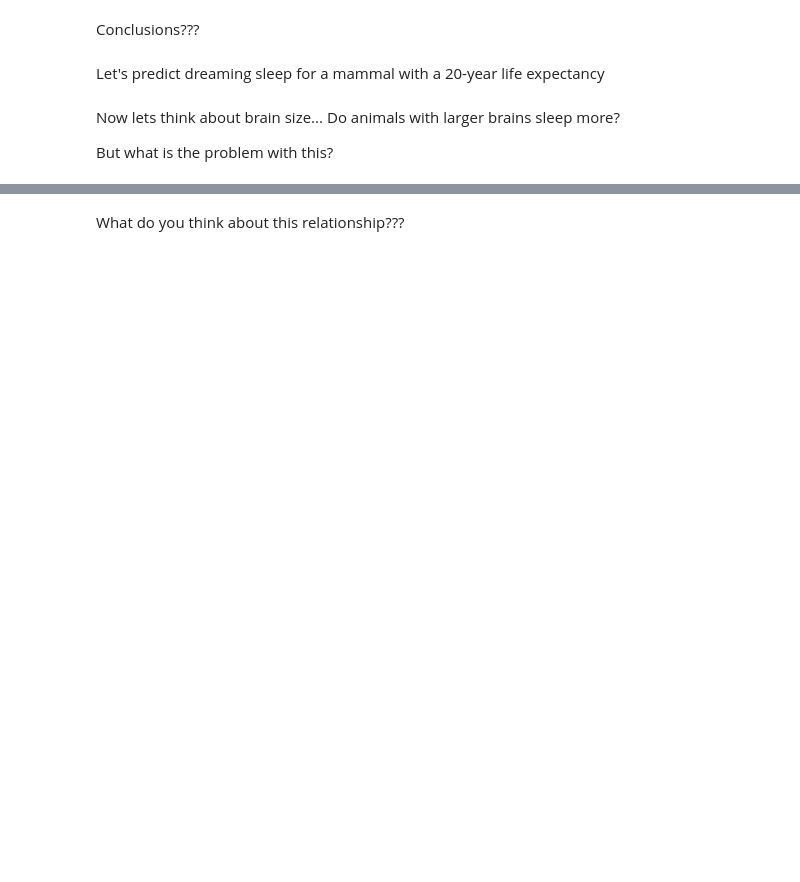
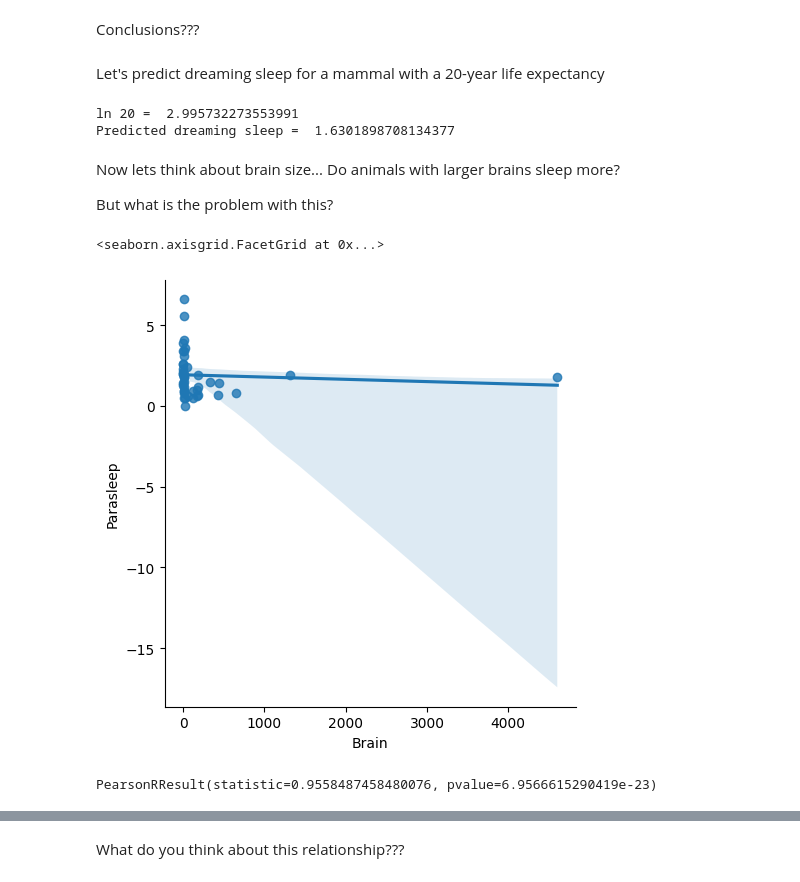
Before and after one commit to sikoh/DS-Linear-Algebra, a Jupyter notebook: Inference-Linear-Regression/DS_InferenceForRegression_Lecture_Notes.ipynb, the cells around one changed output, grey strips where cells are left out. Saved outputs shown, nothing was run; the diff lists cells and outputs as text; code cells hidden in the pictures; blank space fills up the shorter version.

```diff
--- a/Inference-Linear-Regression/DS_InferenceForRegression_Lecture_Notes.ipynb
+++ b/Inference-Linear-Regression/DS_InferenceForRegression_Lecture_Notes.ipynb
@@ -452,17 +538,20 @@ Conclusions???
 Let's predict dreaming sleep for a mammal with a 20-year life expectancy
 # %%
 #Specify the value of x we'd like to predict
-x = #######
+x = 20
 
 #Take the natural log of x
-ln_x = ######
+ln_x = np.log(x)
 
 #Extract the slope and intercept values from the model paramters
-
+intercept, slope = model.params
 #Use the model coefficients and plug the new value of x into the regression equation
-
+predict = intercept + slope * ln_x
 print('ln 20 = ', ln_x)
 print('Predicted dreaming sleep = ', predict)
+# %% [output]
+ln 20 =  2.995732273553991
+Predicted dreaming sleep =  1.6301898708134377
 # %% [markdown]
 Now lets think about brain size...  Do animals with larger brains sleep more?
 
@@ -470,10 +559,18 @@ But what is the problem with this?
 # %%
 #Use Seaborn to create the scatterplot and overlay the regression line
 
 import seaborn as sns
 
 #Turn off CI plotting for today
+sns.lmplot(x = 'Brain', y='Parasleep', data = sleep)
+# %% [output]
+<seaborn.axisgrid.FacetGrid at 0x...>
+[figure, added]
 # %%
 #Are brain and body size correlated?
+import scipy.stats as st
+st.pearsonr(sleep['Brain'], sleep['Body'])
+# %% [output]
+PearsonRResult(statistic=0.9558487458480076, pvalue=6.9566615290419e-23)
 # %%
 #### Calculate the brain to body size ratio
```
Also changed, not shown: parts of 17 cells of this notebook.
